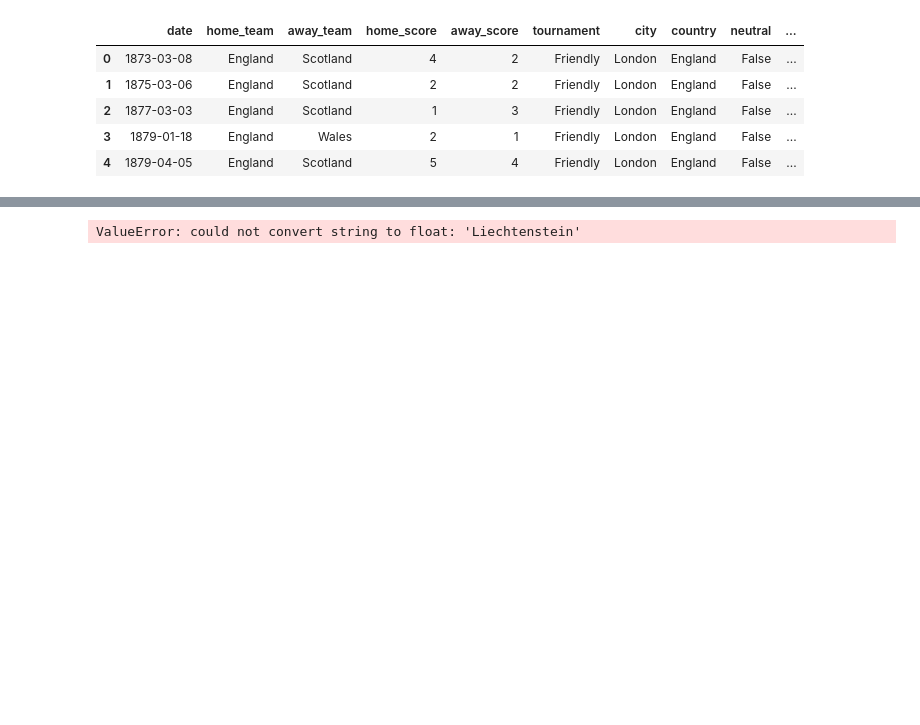
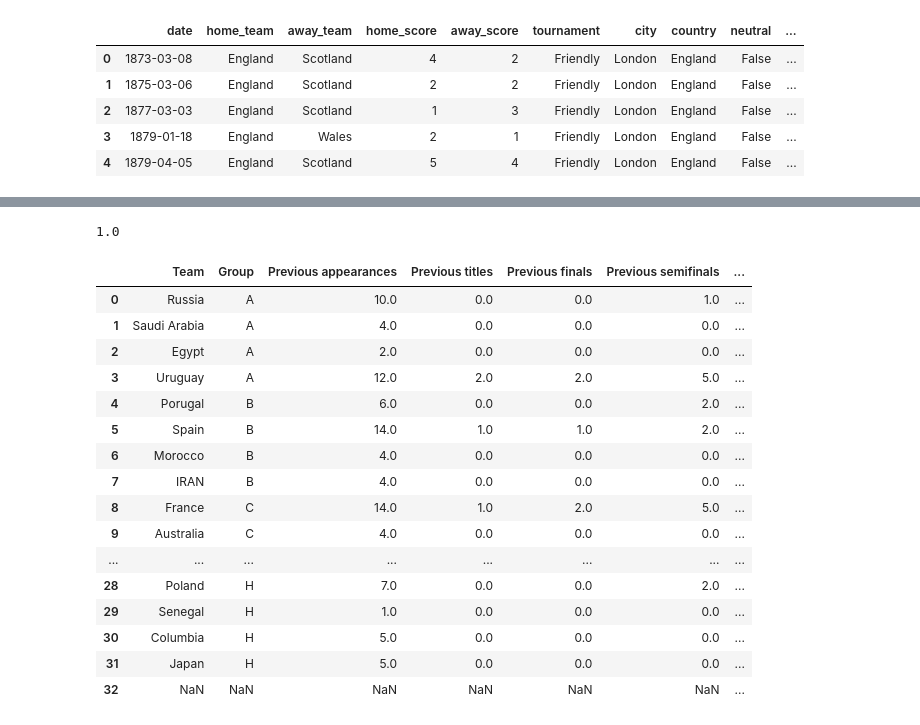
Before and after one commit to Milad-abbaszadeh/DataScienceProject, a Jupyter notebook: Milad_code/World Cup.ipynb, the cells around one changed output, grey strips where cells are left out. Drawn from its saved outputs; the diff is of its cells as text; code cells hidden in the pictures; blank space fills up the shorter version.

```diff
--- a/Milad_code/World Cup.ipynb
+++ b/Milad_code/World Cup.ipynb
@@ -12,8 +12,8 @@ from sklearn.linear_model import LogisticRegression
 # %% [markdown]
 # Importing libraries
 # %%
-world_cup = pd.read_csv("datasets/World Cup 2018 Dataset.csv")
-results = pd.read_csv("datasets/results.csv")
+world_cup = pd.read_csv("../datasets/World Cup 2018 Dataset.csv")
+results = pd.read_csv("../datasets/results.csv")
 # %%
 winner = []
 for i in range (len(results['home_team'])):
@@ -157,6 +179,26 @@ x_train,x_test,y_train,y_test =train_test_split(X,y,random_state=42)
 # %%
 logreg= LogisticRegression()
 logreg.fit(x_train,y_train)
-# print(logreg.score(x_test,y_test))
+print(logreg.score(x_test,y_test))
 # %% [output]
-ValueError: could not convert string to float: 'Liechtenstein'
+1.0
+# %%
+world_cup
+# %% [output]
+|  | Team | Group | Previous appearances | Previous titles | Previous finals | Previous semifinals | ... |
+| 0 | Russia | A | 10.0 | 0.0 | 0.0 | 1.0 | ... |
+| 1 | Saudi Arabia | A | 4.0 | 0.0 | 0.0 | 0.0 | ... |
+| 2 | Egypt | A | 2.0 | 0.0 | 0.0 | 0.0 | ... |
+| 3 | Uruguay | A | 12.0 | 2.0 | 2.0 | 5.0 | ... |
+| 4 | Porugal | B | 6.0 | 0.0 | 0.0 | 2.0 | ... |
+| 5 | Spain | B | 14.0 | 1.0 | 1.0 | 2.0 | ... |
+| 6 | Morocco | B | 4.0 | 0.0 | 0.0 | 0.0 | ... |
+| 7 | IRAN | B | 4.0 | 0.0 | 0.0 | 0.0 | ... |
+| 8 | France | C | 14.0 | 1.0 | 2.0 | 5.0 | ... |
+| 9 | Australia | C | 4.0 | 0.0 | 0.0 | 0.0 | ... |
+| ... | ... | ... | ... | ... | ... | ... | ... |
+| 28 | Poland | H | 7.0 | 0.0 | 0.0 | 2.0 | ... |
+| 29 | Senegal | H | 1.0 | 0.0 | 0.0 | 0.0 | ... |
+| 30 | Columbia | H | 5.0 | 0.0 | 0.0 | 0.0 | ... |
+| 31 | Japan | H | 5.0 | 0.0 | 0.0 | 0.0 | ... |
+| 32 | NaN | NaN | NaN | NaN | NaN | NaN | ... |
```
Also changed, not shown: parts of 3 cells of this notebook, 8 other files.
